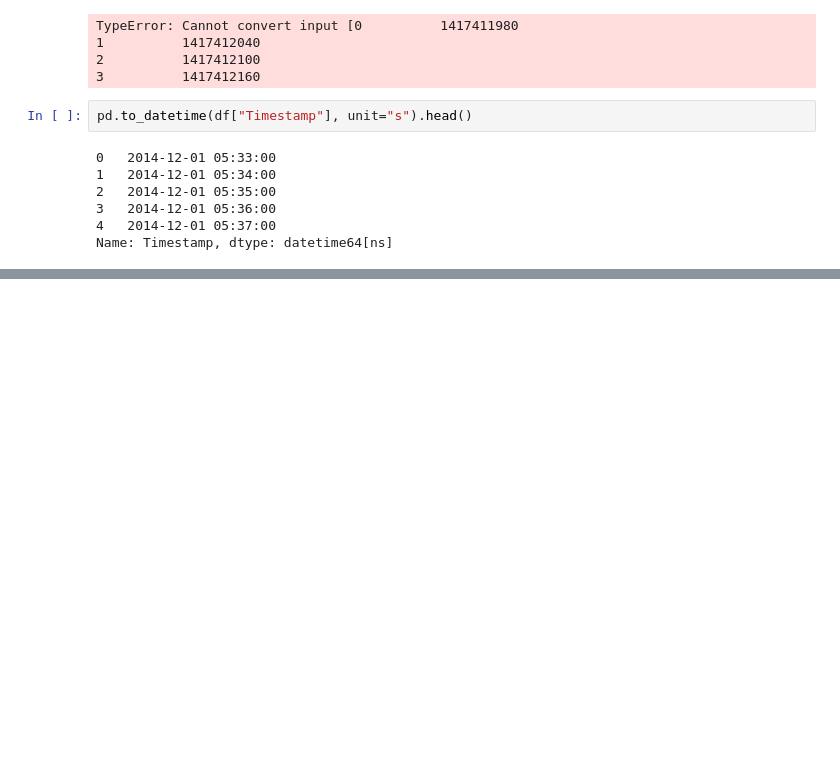
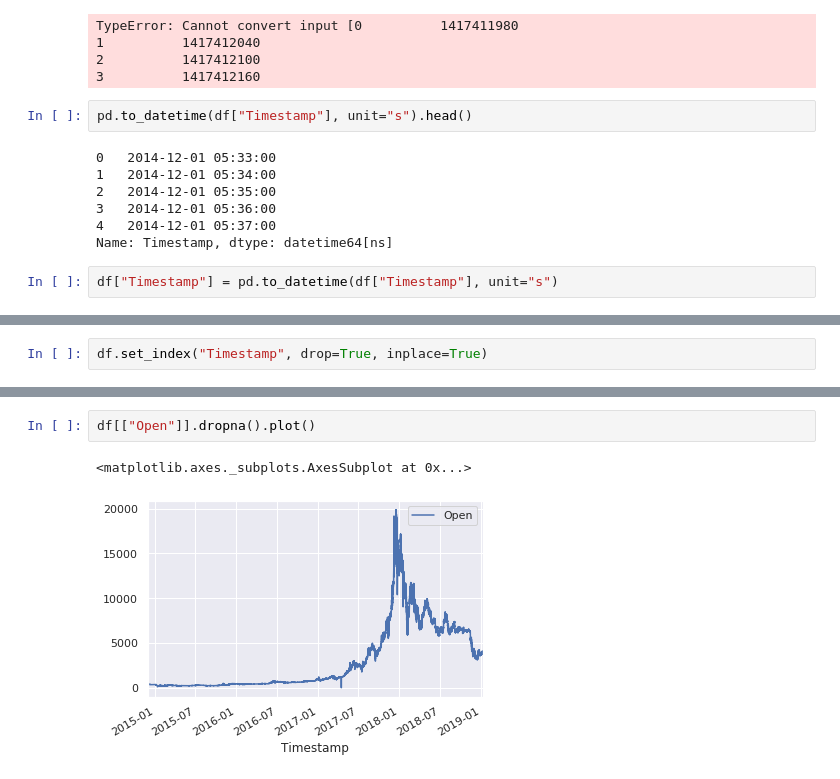
Before and after one commit to learningwithdg/datascience, a Jupyter notebook: Sessions/Untitled2.ipynb, the cells around one changed output, grey strips where cells are left out. Drawn from its saved outputs; the diff is of its cells as text; blank space fills up the shorter version.

```diff
--- a/Sessions/Untitled2.ipynb
+++ b/Sessions/Untitled2.ipynb
@@ -109,3 +109,5 @@ pd.to_datetime(df["Timestamp"], unit="s").head()
 3   2014-12-01 05:36:00
 4   2014-12-01 05:37:00
 Name: Timestamp, dtype: datetime64[ns]
+# %%
+df["Timestamp"] = pd.to_datetime(df["Timestamp"], unit="s")
@@ -111,0 +123,2 @@ Name: Timestamp, dtype: datetime64[ns]
+# %%
+df.set_index("Timestamp", drop=True, inplace=True)
@@ -111,0 +135,5 @@ Name: Timestamp, dtype: datetime64[ns]
+# %%
+df[["Open"]].dropna().plot()
+# %% [output]
+<matplotlib.axes._subplots.AxesSubplot at 0x...>
+[figure, added]
```
Also changed, not shown: parts of 4 cells of this notebook.
